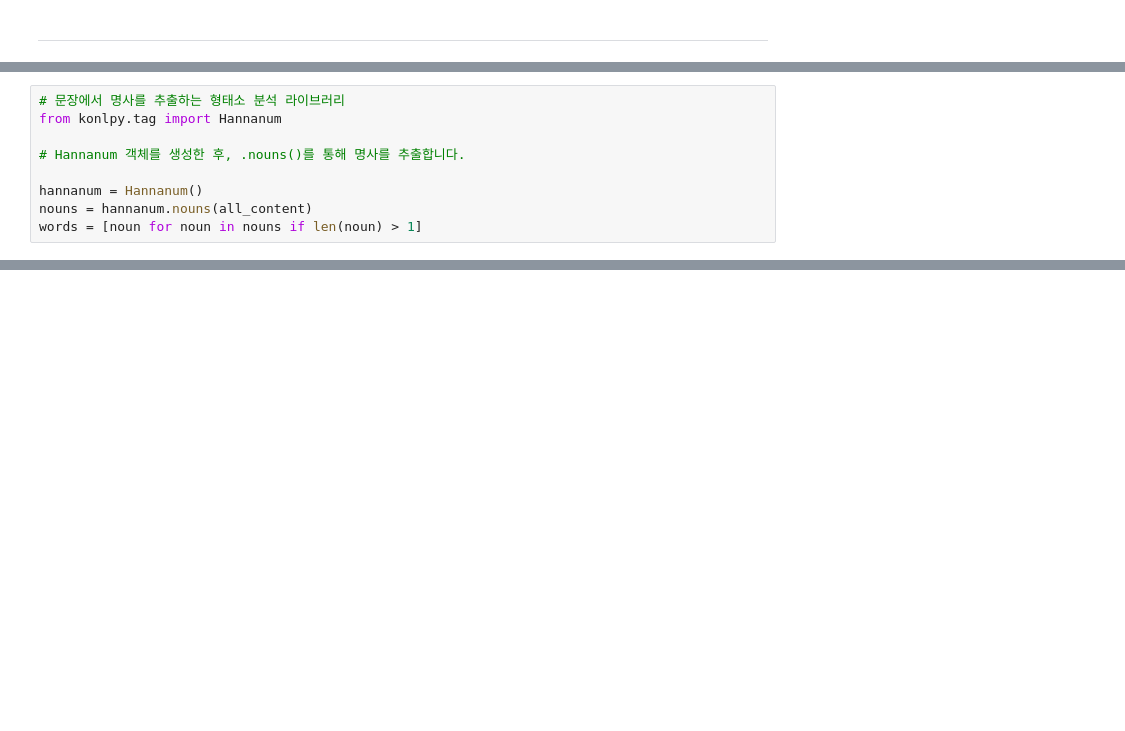
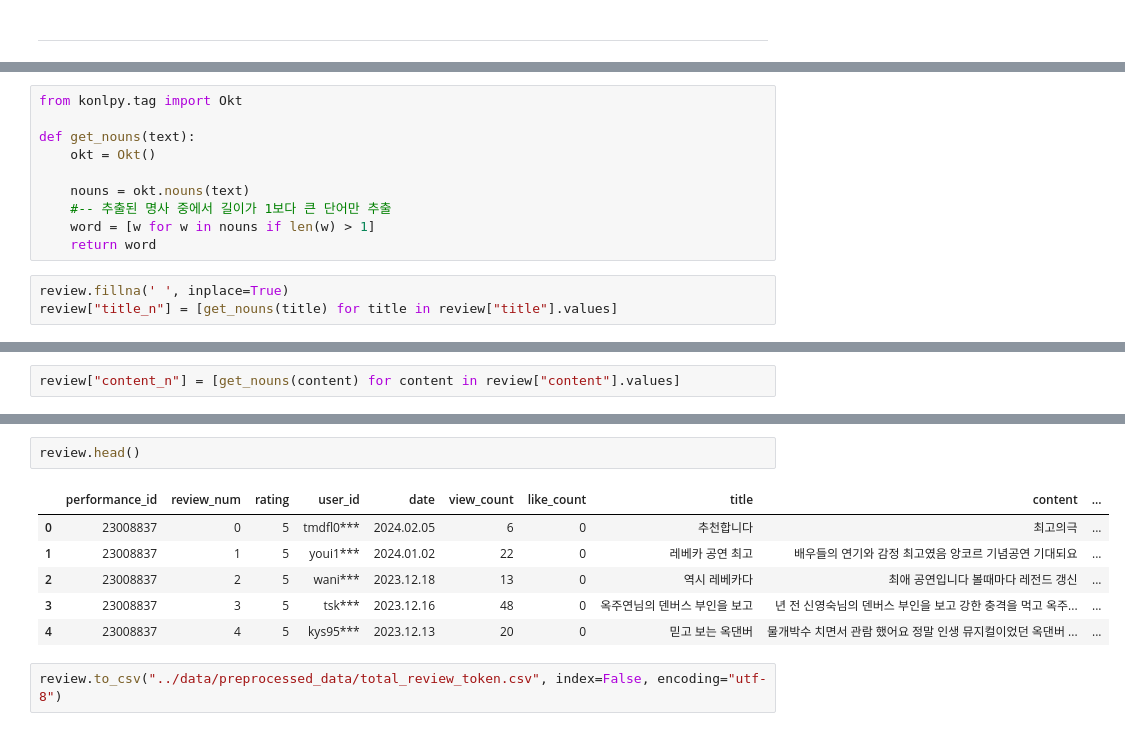
Before and after one commit to Sangyong-Jeon/ReviewStage, a Jupyter notebook: preprocessing/preprocessing_review.ipynb, the cells around one changed output, grey strips where cells are left out. Cells and saved outputs as stored; diff of their text form; blank space fills up the shorter version.

```diff
--- a/preprocessing/preprocessing_review.ipynb
+++ b/preprocessing/preprocessing_review.ipynb
@@ -220,9 +252,0 @@ all_content = all_title + all_text
-# %%
-# 문장에서 명사를 추출하는 형태소 분석 라이브러리
-from konlpy.tag import Hannanum
-
-# Hannanum 객체를 생성한 후, .nouns()를 통해 명사를 추출합니다.
-
-hannanum = Hannanum()
-nouns = hannanum.nouns(all_content)
-words = [noun for noun in nouns if len(noun) > 1]
@@ -247,0 +322,13 @@ plt.imshow(img)
+# %%
+from konlpy.tag import Okt
+
+def get_nouns(text):
+    okt = Okt()
+
+    nouns = okt.nouns(text)
+    #-- 추출된 명사 중에서 길이가 1보다 큰 단어만 추출
+    word = [w for w in nouns if len(w) > 1]
+    return word
+# %%
+review.fillna(' ', inplace=True)
+review["title_n"] = [get_nouns(title) for title in review["title"].values]
@@ -247,0 +351,2 @@ plt.imshow(img)
+# %%
+review["content_n"] = [get_nouns(content) for content in review["content"].values]
@@ -247,0 +369,11 @@ plt.imshow(img)
+# %%
+review.head()
+# %% [output]
+|  | performance_id | review_num | rating | user_id | date | view_count | like_count | title | content | ... |
+| 0 | 23008837 | 0 | 5 | tmdfl0*** | 2024.02.05 | 6 | 0 | 추천합니다 | 최고의극 | ... |
+| 1 | 23008837 | 1 | 5 | youi1*** | 2024.01.02 | 22 | 0 | 레베카 공연 최고 | 배우들의 연기와 감정 최고였음 앙코르 기념공연 기대되요 | ... |
+| 2 | 23008837 | 2 | 5 | wani*** | 2023.12.18 | 13 | 0 | 역시 레베카다 | 최애 공연입니다 볼때마다 레전드 갱신 | ... |
+| 3 | 23008837 | 3 | 5 | tsk*** | 2023.12.16 | 48 | 0 | 옥주연님의 덴버스 부인을 보고 | 년 전 신영숙님의 덴버스 부인을 보고 강한 충격을 먹고 옥주... | ... |
+| 4 | 23008837 | 4 | 5 | kys95*** | 2023.12.13 | 20 | 0 | 믿고 보는 옥댄버 | 물개박수 치면서 관람 했어요 정말 인생 뮤지컬이었던 옥댄버 ... | ... |
+# %%
+review.to_csv("../data/preprocessed_data/total_review_token.csv", index=False, encoding="utf-8")
```
Also changed, not shown: parts of 30 cells of this notebook.
